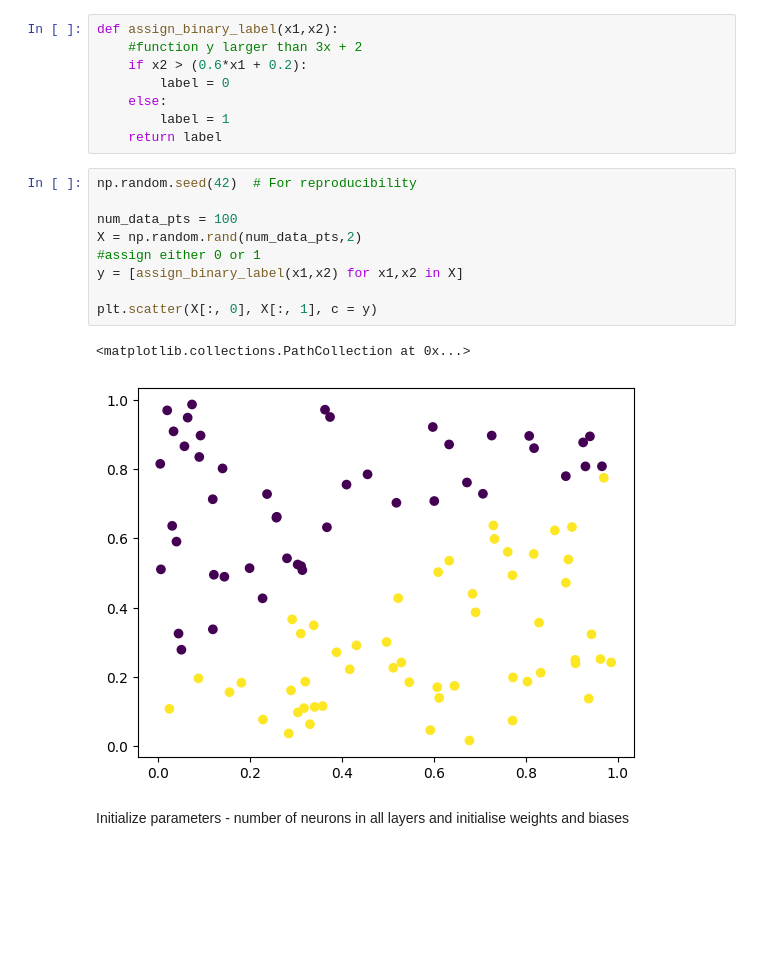
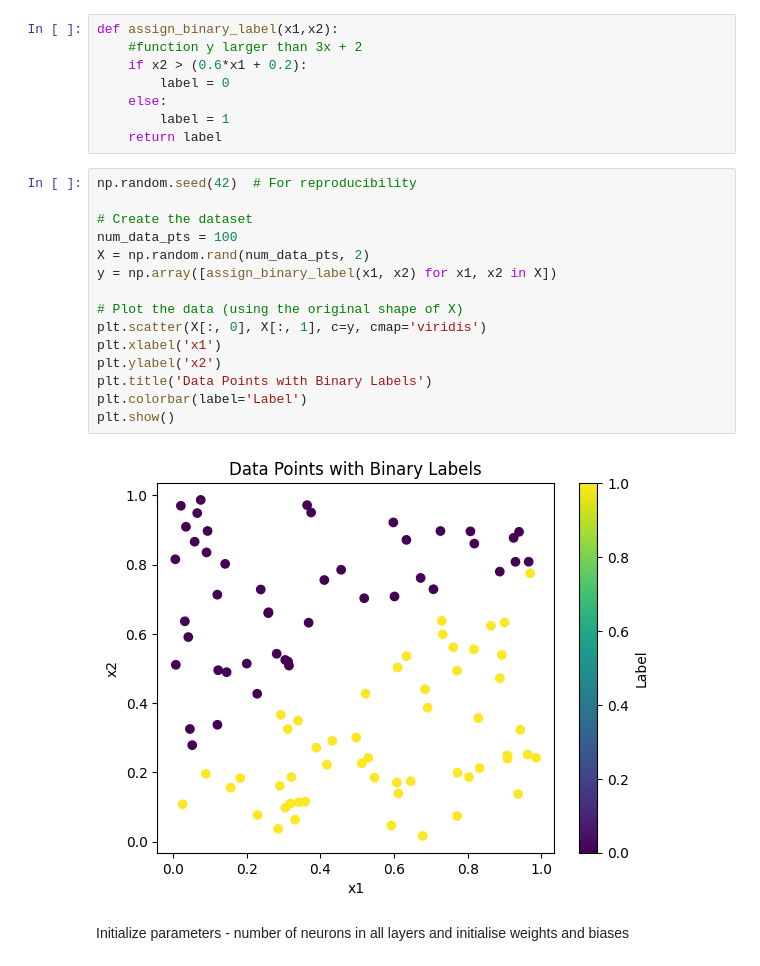
Before and after one commit to SCdoesCODE/neural_network, a Jupyter notebook: neural_network_from_scratch.ipynb, the cells around one changed output. Saved outputs shown, nothing was run; the diff lists cells and outputs as text; blank space fills up the shorter version.

```diff
--- a/neural_network_from_scratch.ipynb
+++ b/neural_network_from_scratch.ipynb
@@ -31,15 +31,20 @@ def assign_binary_label(x1,x2):
 # %%
 np.random.seed(42)  # For reproducibility
 
+# Create the dataset
 num_data_pts = 100
-X = np.random.rand(num_data_pts,2)
-#assign either 0 or 1
-y = [assign_binary_label(x1,x2) for x1,x2 in X]
+X = np.random.rand(num_data_pts, 2)
+y = np.array([assign_binary_label(x1, x2) for x1, x2 in X])
 
-plt.scatter(X[:, 0], X[:, 1], c = y)
+# Plot the data (using the original shape of X)
+plt.scatter(X[:, 0], X[:, 1], c=y, cmap='viridis')
+plt.xlabel('x1')
+plt.ylabel('x2')
+plt.title('Data Points with Binary Labels')
+plt.colorbar(label='Label')
+plt.show()
 # %% [output]
-<matplotlib.collections.PathCollection at 0x...>
-[figure, old version]
+[figure, new version]
 # %% [markdown]
 Initialize parameters - number of neurons in all layers and initialise weights and biases
 # %%
```
Also changed, not shown: parts of 10 cells of this notebook.
